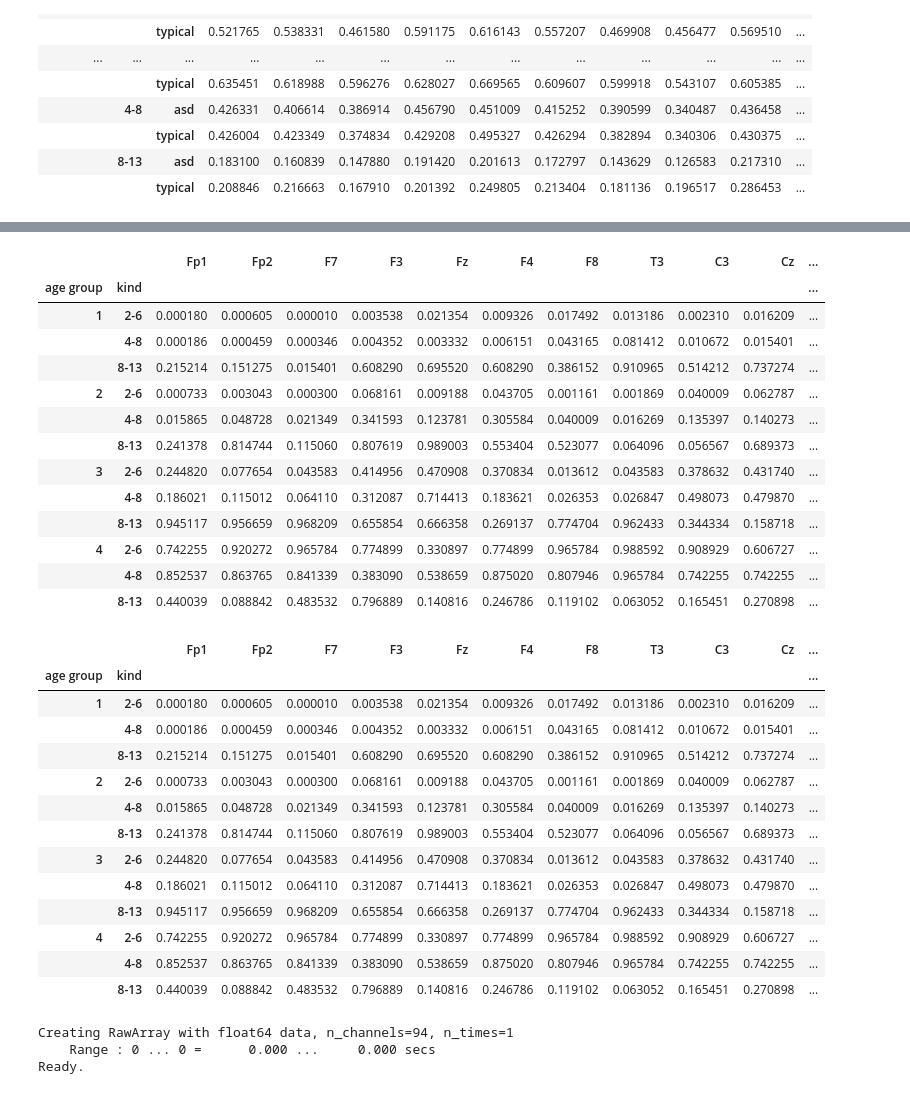
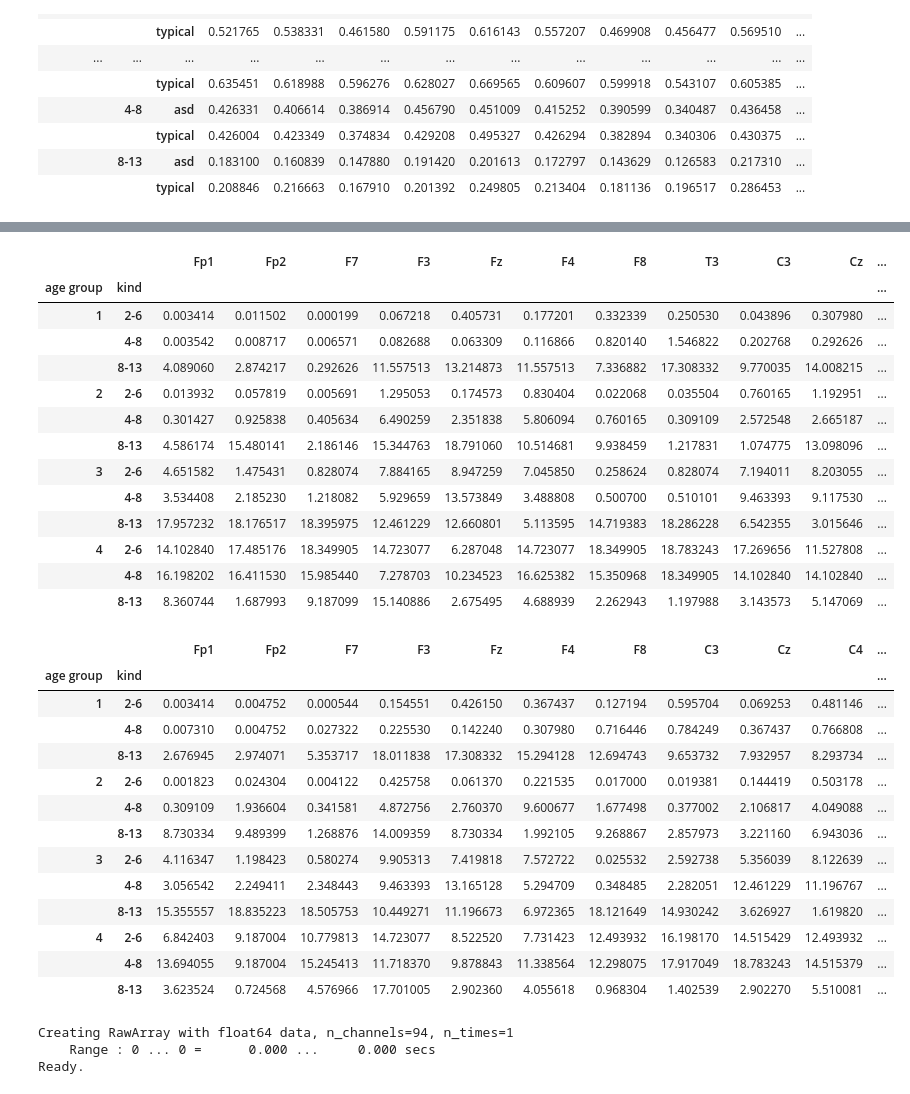
Before and after one commit to ledovsky/eeg-research, a Jupyter notebook: asd_experiments/220131 - Further index research.ipynb, the cells around one changed output, grey strips where cells are left out. Saved outputs shown, nothing was run; the diff lists cells and outputs as text; code cells hidden in the pictures.

```diff
--- a/asd_experiments/220131 - Further index research.ipynb
+++ b/asd_experiments/220131 - Further index research.ipynb
@@ -193,39 +199,41 @@ pd.DataFrame(index_samples_1.loc[1, "2-6"].apply(compute_mw_col).to_dict())
 # %%
 p_values_1 = index_samples_1.groupby(["age group", "kind"]).apply(lambda y: y.apply(lambda x: mannwhitneyu(*x)[1]))
-p_values_1
+p_values_1_bonferroni = p_values_1 * p_values_1.shape[1]
+p_values_1_bonferroni
 # %% [output]
 |  |  | Fp1 | Fp2 | F7 | F3 | Fz | F4 | F8 | T3 | C3 | Cz | ... |
 | age group | kind |  |  |  |  |  |  |  |  |  |  | ... |
-| 1 | 2-6 | 0.000180 | 0.000605 | 0.000010 | 0.003538 | 0.021354 | 0.009326 | 0.017492 | 0.013186 | 0.002310 | 0.016209 | ... |
-|  | 4-8 | 0.000186 | 0.000459 | 0.000346 | 0.004352 | 0.003332 | 0.006151 | 0.043165 | 0.081412 | 0.010672 | 0.015401 | ... |
-|  | 8-13 | 0.215214 | 0.151275 | 0.015401 | 0.608290 | 0.695520 | 0.608290 | 0.386152 | 0.910965 | 0.514212 | 0.737274 | ... |
-| 2 | 2-6 | 0.000733 | 0.003043 | 0.000300 | 0.068161 | 0.009188 | 0.043705 | 0.001161 | 0.001869 | 0.040009 | 0.062787 | ... |
-|  | 4-8 | 0.015865 | 0.048728 | 0.021349 | 0.341593 | 0.123781 | 0.305584 | 0.040009 | 0.016269 | 0.135397 | 0.140273 | ... |
-|  | 8-13 | 0.241378 | 0.814744 | 0.115060 | 0.807619 | 0.989003 | 0.553404 | 0.523077 | 0.064096 | 0.056567 | 0.689373 | ... |
-| 3 | 2-6 | 0.244820 | 0.077654 | 0.043583 | 0.414956 | 0.470908 | 0.370834 | 0.013612 | 0.043583 | 0.378632 | 0.431740 | ... |
-|  | 4-8 | 0.186021 | 0.115012 | 0.064110 | 0.312087 | 0.714413 | 0.183621 | 0.026353 | 0.026847 | 0.498073 | 0.479870 | ... |
-|  | 8-13 | 0.945117 | 0.956659 | 0.968209 | 0.655854 | 0.666358 | 0.269137 | 0.774704 | 0.962433 | 0.344334 | 0.158718 | ... |
-| 4 | 2-6 | 0.742255 | 0.920272 | 0.965784 | 0.774899 | 0.330897 | 0.774899 | 0.965784 | 0.988592 | 0.908929 | 0.606727 | ... |
-|  | 4-8 | 0.852537 | 0.863765 | 0.841339 | 0.383090 | 0.538659 | 0.875020 | 0.807946 | 0.965784 | 0.742255 | 0.742255 | ... |
-|  | 8-13 | 0.440039 | 0.088842 | 0.483532 | 0.796889 | 0.140816 | 0.246786 | 0.119102 | 0.063052 | 0.165451 | 0.270898 | ... |
+| 1 | 2-6 | 0.003414 | 0.011502 | 0.000199 | 0.067218 | 0.405731 | 0.177201 | 0.332339 | 0.250530 | 0.043896 | 0.307980 | ... |
+|  | 4-8 | 0.003542 | 0.008717 | 0.006571 | 0.082688 | 0.063309 | 0.116866 | 0.820140 | 1.546822 | 0.202768 | 0.292626 | ... |
+|  | 8-13 | 4.089060 | 2.874217 | 0.292626 | 11.557513 | 13.214873 | 11.557513 | 7.336882 | 17.308332 | 9.770035 | 14.008215 | ... |
+| 2 | 2-6 | 0.013932 | 0.057819 | 0.005691 | 1.295053 | 0.174573 | 0.830404 | 0.022068 | 0.035504 | 0.760165 | 1.192951 | ... |
+|  | 4-8 | 0.301427 | 0.925838 | 0.405634 | 6.490259 | 2.351838 | 5.806094 | 0.760165 | 0.309109 | 2.572548 | 2.665187 | ... |
+|  | 8-13 | 4.586174 | 15.480141 | 2.186146 | 15.344763 | 18.791060 | 10.514681 | 9.938459 | 1.217831 | 1.074775 | 13.098096 | ... |
+| 3 | 2-6 | 4.651582 | 1.475431 | 0.828074 | 7.884165 | 8.947259 | 7.045850 | 0.258624 | 0.828074 | 7.194011 | 8.203055 | ... |
+|  | 4-8 | 3.534408 | 2.185230 | 1.218082 | 5.929659 | 13.573849 | 3.488808 | 0.500700 | 0.510101 | 9.463393 | 9.117530 | ... |
+|  | 8-13 | 17.957232 | 18.176517 | 18.395975 | 12.461229 | 12.660801 | 5.113595 | 14.719383 | 18.286228 | 6.542355 | 3.015646 | ... |
+| 4 | 2-6 | 14.102840 | 17.485176 | 18.349905 | 14.723077 | 6.287048 | 14.723077 | 18.349905 | 18.783243 | 17.269656 | 11.527808 | ... |
+|  | 4-8 | 16.198202 | 16.411530 | 15.985440 | 7.278703 | 10.234523 | 16.625382 | 15.350968 | 18.349905 | 14.102840 | 14.102840 | ... |
+|  | 8-13 | 8.360744 | 1.687993 | 9.187099 | 15.140886 | 2.675495 | 4.688939 | 2.262943 | 1.197988 | 3.143573 | 5.147069 | ... |
 # %%
-p_values_2 = index_samples_1.groupby(["age group", "kind"]).apply(lambda y: y.apply(lambda x: mannwhitneyu(*x)[1]))
-p_values_2
+p_values_2 = index_samples_2.groupby(["age group", "kind"]).apply(lambda y: y.apply(lambda x: mannwhitneyu(*x)[1]))
+p_values_2_bonferroni = p_values_2 * p_values_2.shape[1]
+p_values_2_bonferroni
 # %% [output]
-|  |  | Fp1 | Fp2 | F7 | F3 | Fz | F4 | F8 | T3 | C3 | Cz | ... |
+|  |  | Fp1 | Fp2 | F7 | F3 | Fz | F4 | F8 | C3 | Cz | C4 | ... |
 | age group | kind |  |  |  |  |  |  |  |  |  |  | ... |
-| 1 | 2-6 | 0.000180 | 0.000605 | 0.000010 | 0.003538 | 0.021354 | 0.009326 | 0.017492 | 0.013186 | 0.002310 | 0.016209 | ... |
-|  | 4-8 | 0.000186 | 0.000459 | 0.000346 | 0.004352 | 0.003332 | 0.006151 | 0.043165 | 0.081412 | 0.010672 | 0.015401 | ... |
-|  | 8-13 | 0.215214 | 0.151275 | 0.015401 | 0.608290 | 0.695520 | 0.608290 | 0.386152 | 0.910965 | 0.514212 | 0.737274 | ... |
-| 2 | 2-6 | 0.000733 | 0.003043 | 0.000300 | 0.068161 | 0.009188 | 0.043705 | 0.001161 | 0.001869 | 0.040009 | 0.062787 | ... |
-|  | 4-8 | 0.015865 | 0.048728 | 0.021349 | 0.341593 | 0.123781 | 0.305584 | 0.040009 | 0.016269 | 0.135397 | 0.140273 | ... |
-|  | 8-13 | 0.241378 | 0.814744 | 0.115060 | 0.807619 | 0.989003 | 0.553404 | 0.523077 | 0.064096 | 0.056567 | 0.689373 | ... |
-| 3 | 2-6 | 0.244820 | 0.077654 | 0.043583 | 0.414956 | 0.470908 | 0.370834 | 0.013612 | 0.043583 | 0.378632 | 0.431740 | ... |
-|  | 4-8 | 0.186021 | 0.115012 | 0.064110 | 0.312087 | 0.714413 | 0.183621 | 0.026353 | 0.026847 | 0.498073 | 0.479870 | ... |
-|  | 8-13 | 0.945117 | 0.956659 | 0.968209 | 0.655854 | 0.666358 | 0.269137 | 0.774704 | 0.962433 | 0.344334 | 0.158718 | ... |
-| 4 | 2-6 | 0.742255 | 0.920272 | 0.965784 | 0.774899 | 0.330897 | 0.774899 | 0.965784 | 0.988592 | 0.908929 | 0.606727 | ... |
-|  | 4-8 | 0.852537 | 0.863765 | 0.841339 | 0.383090 | 0.538659 | 0.875020 | 0.807946 | 0.965784 | 0.742255 | 0.742255 | ... |
-|  | 8-13 | 0.440039 | 0.088842 | 0.483532 | 0.796889 | 0.140816 | 0.246786 | 0.119102 | 0.063052 | 0.165451 | 0.270898 | ... |
+| 1 | 2-6 | 0.003414 | 0.004752 | 0.000544 | 0.154551 | 0.426150 | 0.367437 | 0.127194 | 0.595704 | 0.069253 | 0.481146 | ... |
+|  | 4-8 | 0.007310 | 0.004752 | 0.027322 | 0.225530 | 0.142240 | 0.307980 | 0.716446 | 0.784249 | 0.367437 | 0.766808 | ... |
+|  | 8-13 | 2.676945 | 2.974071 | 5.353717 | 18.011838 | 17.308332 | 15.294128 | 12.694743 | 9.653732 | 7.932957 | 8.293734 | ... |
+| 2 | 2-6 | 0.001823 | 0.024304 | 0.004122 | 0.425758 | 0.061370 | 0.221535 | 0.017000 | 0.019381 | 0.144419 | 0.503178 | ... |
+|  | 4-8 | 0.309109 | 1.936604 | 0.341581 | 4.872756 | 2.760370 | 9.600677 | 1.677498 | 0.377002 | 2.106817 | 4.049088 | ... |
+|  | 8-13 | 8.730334 | 9.489399 | 1.268876 | 14.009359 | 8.730334 | 1.992105 | 9.268867 | 2.857973 | 3.221160 | 6.943036 | ... |
+| 3 | 2-6 | 4.116347 | 1.198423 | 0.580274 | 9.905313 | 7.419818 | 7.572722 | 0.025532 | 2.592738 | 5.356039 | 8.122639 | ... |
+|  | 4-8 | 3.056542 | 2.249411 | 2.348443 | 9.463393 | 13.165128 | 5.294709 | 0.348485 | 2.282051 | 12.461229 | 11.196767 | ... |
+|  | 8-13 | 15.355557 | 18.835223 | 18.505753 | 10.449271 | 11.196673 | 6.972365 | 18.121649 | 14.930242 | 3.626927 | 1.619820 | ... |
+| 4 | 2-6 | 6.842403 | 9.187004 | 10.779813 | 14.723077 | 8.522520 | 7.731423 | 12.493932 | 16.198170 | 14.515429 | 12.493932 | ... |
+|  | 4-8 | 13.694055 | 9.187004 | 15.245413 | 11.718370 | 9.878843 | 11.338564 | 12.298075 | 17.917049 | 18.783243 | 14.515379 | ... |
+|  | 8-13 | 3.623524 | 0.724568 | 4.576966 | 17.701005 | 2.902360 | 4.055618 | 0.968304 | 1.402539 | 2.902270 | 5.510081 | ... |
 # %%
 age_groups = ["2-4", "5-6", "7-9", "10+"]
 freqs = ["2-6 Hz", "4-8 Hz", "8-13 Hz"]
```
Also changed, not shown: parts of 9 cells of this notebook, 2 other files.
